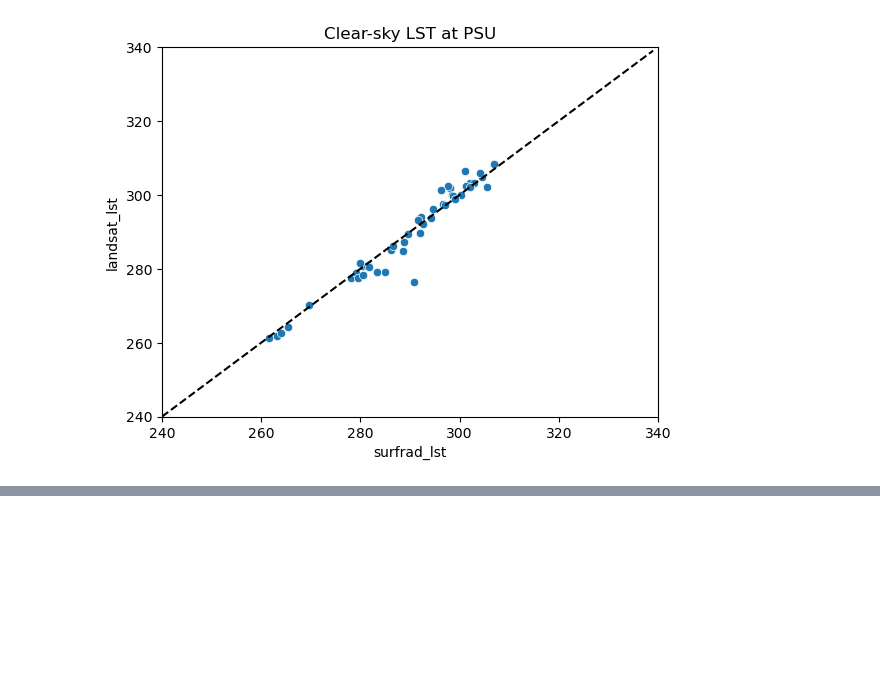
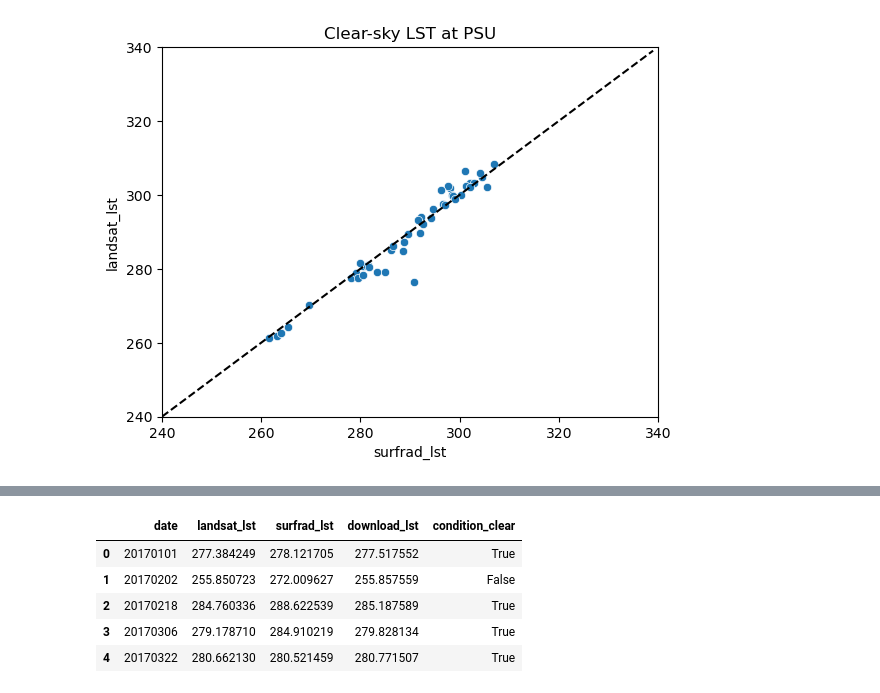
Before and after one commit to Way-Yuhao/ISLAND, a Jupyter notebook: jupyter/13 - SURFRAD Timeseries.ipynb, the cells around one changed output, grey strips where cells are left out. Cells and saved outputs as stored; diff of their text form; code cells hidden in the pictures; blank space fills up the shorter version.

```diff
--- a/jupyter/13 - SURFRAD Timeseries.ipynb
+++ b/jupyter/13 - SURFRAD Timeseries.ipynb
@@ -95,0 +98,35 @@ Num = 46
+# %%
+station_id = 'PSU'
+start_date = '20170101'
+end_date = '20220101'
+
+config = OmegaConf.load('../config/surfrad.yaml')
+lon = config['stations'][station_id]['Longitude']
+lat = config['stations'][station_id]['Latitude']
+scene_id = config['stations'][station_id]['scene_id']
+
+ref_date = acquire_reference_date(start_date, scene_id)
+cycles = generate_cycles(ref_date, end_date)
+data = []
+with Progress() as progress:
+    task_id = progress.add_task("[cyan]Processing...", total=len(cycles))
+    for date_ in cycles:
+        try:
+            image = load_ee_image(f'LANDSAT/LC08/C02/T1_L2/LC08_{scene_id}_{date_}')
+        except ee.EEException as e:
+            continue
+        landsat_lst = get_landsat_lst(lon, lat, image=image)
+        capture_time = get_landsat_capture_time(image=image)
+        img_path = f'/home/yuhaoliu/Code/UrbanSurfTemp/data/{station_id}/lst/LC08_ST_B10_{date_}.tif'
+        download_lst = query_geotiff(lon, lat, img_path)
+        surfrad_lst = get_surfrad_surf_temp_at('PSU', capture_time)
+        condition_clear = is_landsat_pixel_clear(lon, lat, image=image)
+        data.append({
+            'date': date_,
+            'landsat_lst': landsat_lst,
+            'surfrad_lst': surfrad_lst,
+            'download_lst': download_lst,
+            'condition_clear': condition_clear,
+        })
+        progress.update(task_id, advance=1)
+df = pd.DataFrame(data)
@@ -95,0 +137,9 @@ Num = 46
+# %%
+df.head()
+# %% [output]
+|  | date | landsat_lst | surfrad_lst | download_lst | condition_clear |
+| 0 | 20170101 | 277.384249 | 278.121705 | 277.517552 | True |
+| 1 | 20170202 | 255.850723 | 272.009627 | 255.857559 | False |
+| 2 | 20170218 | 284.760336 | 288.622539 | 285.187589 | True |
+| 3 | 20170306 | 279.178710 | 284.910219 | 279.828134 | True |
+| 4 | 20170322 | 280.662130 | 280.521459 | 280.771507 | True |
```
Also changed, not shown: parts of 10 cells of this notebook, 5 other files.
